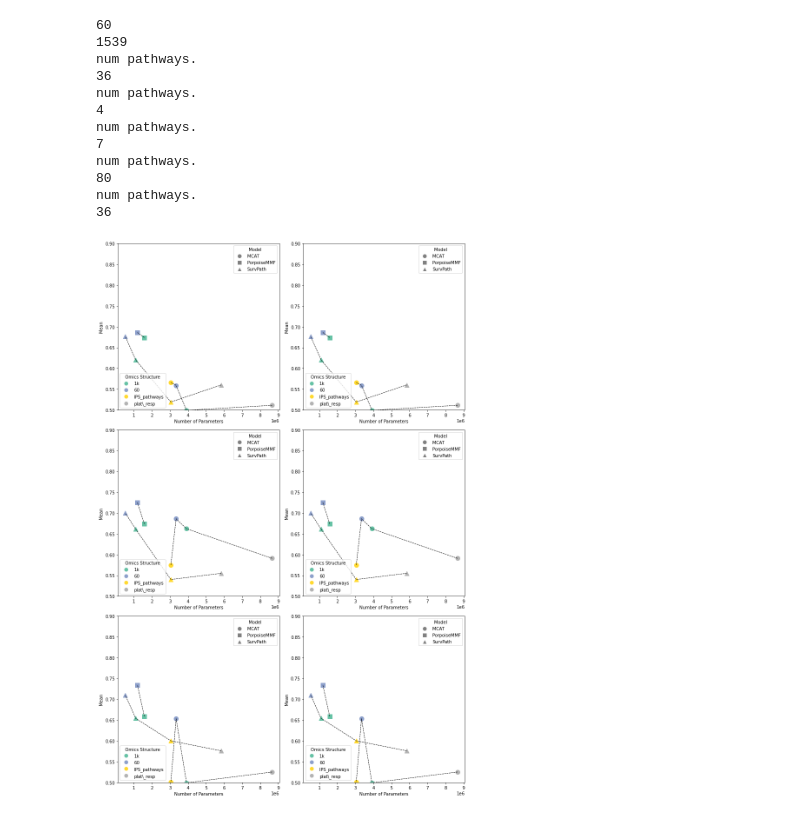
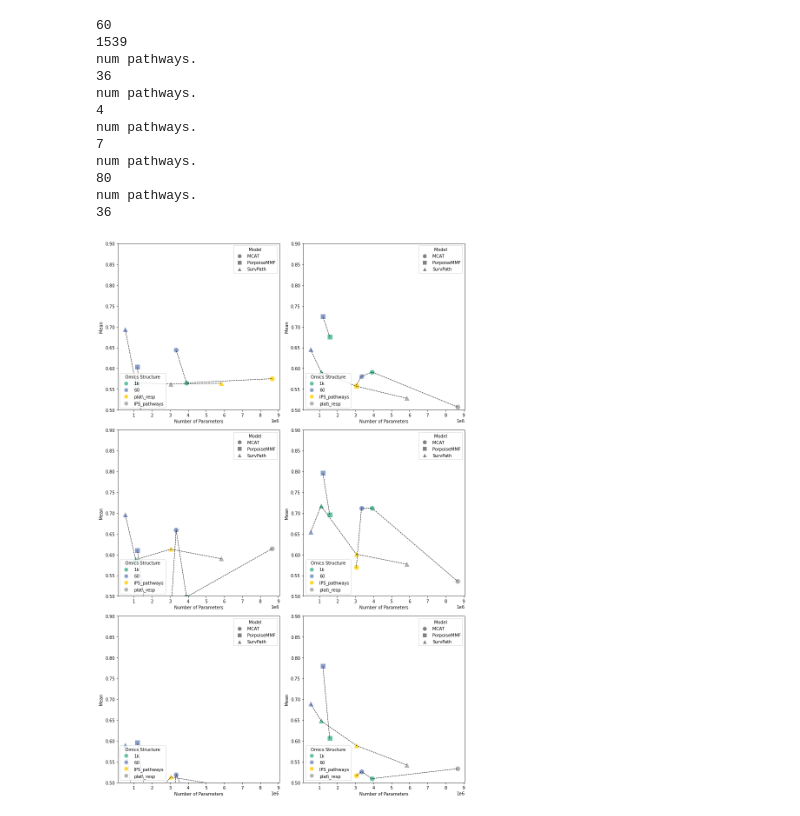
Before and after one commit to csabaiBio/HGSOC_platinum_response, a Jupyter notebook: CLAM/check_model_sizes.ipynb, the cells around one changed output. Saved outputs shown, nothing was run; the diff lists cells and outputs as text; code cells hidden in the pictures.

```diff
--- a/CLAM/check_model_sizes.ipynb
+++ b/CLAM/check_model_sizes.ipynb
@@ -96,7 +96,7 @@ def plot_df_on_ax(df, ax):
     df['model'] = df['model'].apply(lambda x: ''.join(x.split(' ', 1)[0]))
     df['model_and_omics_struct'] = df['model'] + " " + df['omics_structure']
     # Separate the 'TCGA ensemble' column into 'mean' and 'standard deviation'
-    df[['mean', 'standard deviation']] = df['TCGA ensemble_primary'].str.split('±', expand=True)
+    df[['mean', 'standard deviation']] = df['TCGA CTransPath_primary'].str.split('±', expand=True)
     # Convert the 'mean' and 'standard deviation' columns to numeric types
     df['mean'] = pd.to_numeric(df['mean'])
     df['standard deviation'] = pd.to_numeric(df['standard deviation'])
@@ -143,41 +143,41 @@ def plot_df_on_ax(df, ax):
     ax.set_ylabel('Mean')
 # %%
 # HGSOC_platinum_responce/results_tables_dfs/HGSOC_train_test_e3.csv
-exp= "HGSOC_Mayo_hold_out"
+exp= "HGSOC_UAB_hold_out"
 exp= "HGSOC_train"
-# exp= "TCGA_train"
+exp= "TCGA_train"
 
 df1 = pd.read_csv("/mnt/ncshare/ozkilim/BRCA/HGSOC_platinum_responce/results_tables_dfs/"+exp+"_val_e5.csv")
 df2 = pd.read_csv("/mnt/ncshare/ozkilim/BRCA/HGSOC_platinum_responce/results_tables_dfs/"+exp+"_test_e5.csv")
 
 df3 = pd.read_csv("/mnt/ncshare/ozkilim/BRCA/HGSOC_platinum_responce/results_tables_dfs/"+exp+"_val_e4.csv")
 df4 = pd.read_csv("/mnt/ncshare/ozkilim/BRCA/HGSOC_platinum_responce/results_tables_dfs/"+exp+"_test_e4.csv")
 
 df5 = pd.read_csv("/mnt/ncshare/ozkilim/BRCA/HGSOC_platinum_responce/results_tables_dfs/"+exp+"_val_e3.csv")
 df6 = pd.read_csv("/mnt/ncshare/ozkilim/BRCA/HGSOC_platinum_responce/results_tables_dfs/"+exp+"_test_e3.csv")
 
 # from each df merge into one and take only the best model...
 # Sample DataFrame list.
 dfs = [df1, df2, df3, df4, df5, df6]  # Replace df1, df2, ... with your actual DataFrames
 
 # Determine the layout
 num_pairs = len(dfs) // 2 + len(dfs) % 2
 fig, axs = plt.subplots(num_pairs, 2, figsize=(12, 6 * num_pairs))
 
 # Flatten axs for easy iteration in case of a single row
 axs = axs.flatten()
 
 for i, df in enumerate(dfs):
     plot_df_on_ax(df, axs[i])
 
 # If the number of DataFrames is odd, hide the last ax
 if len(dfs) % 2 != 0:
     axs[-1].axis('off')
 
 plt.tight_layout()
 plt.show()
 # %% [output]
-[figure, old version]
+[figure, new version]
 # %%
 df1 = pd.read_csv("/mnt/ncshare/ozkilim/BRCA/HGSOC_platinum_responce/results_tables_dfs/TCGA_train_test_e4.csv")
 df1.head()
```
Also changed, not shown: 23 other files.
